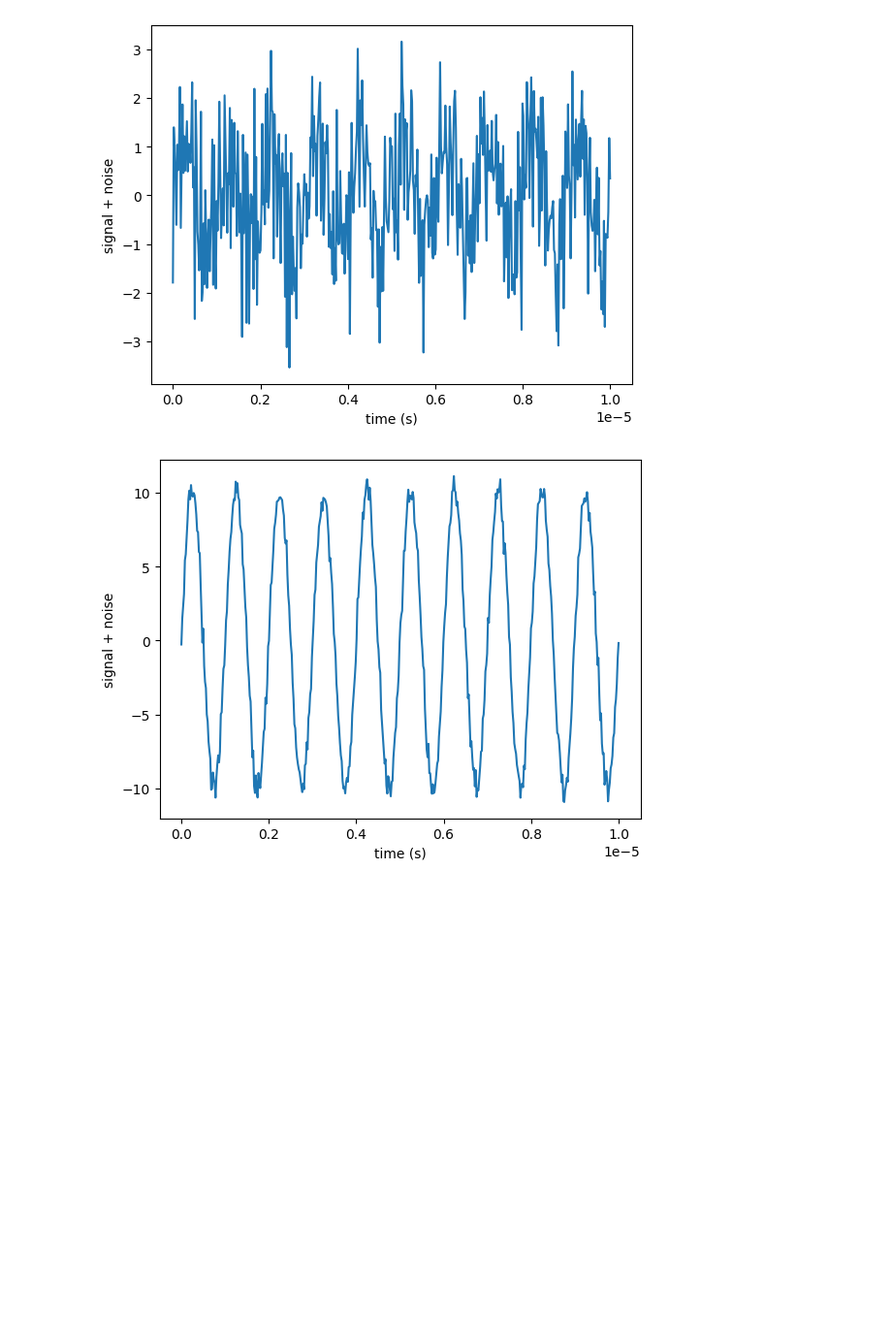
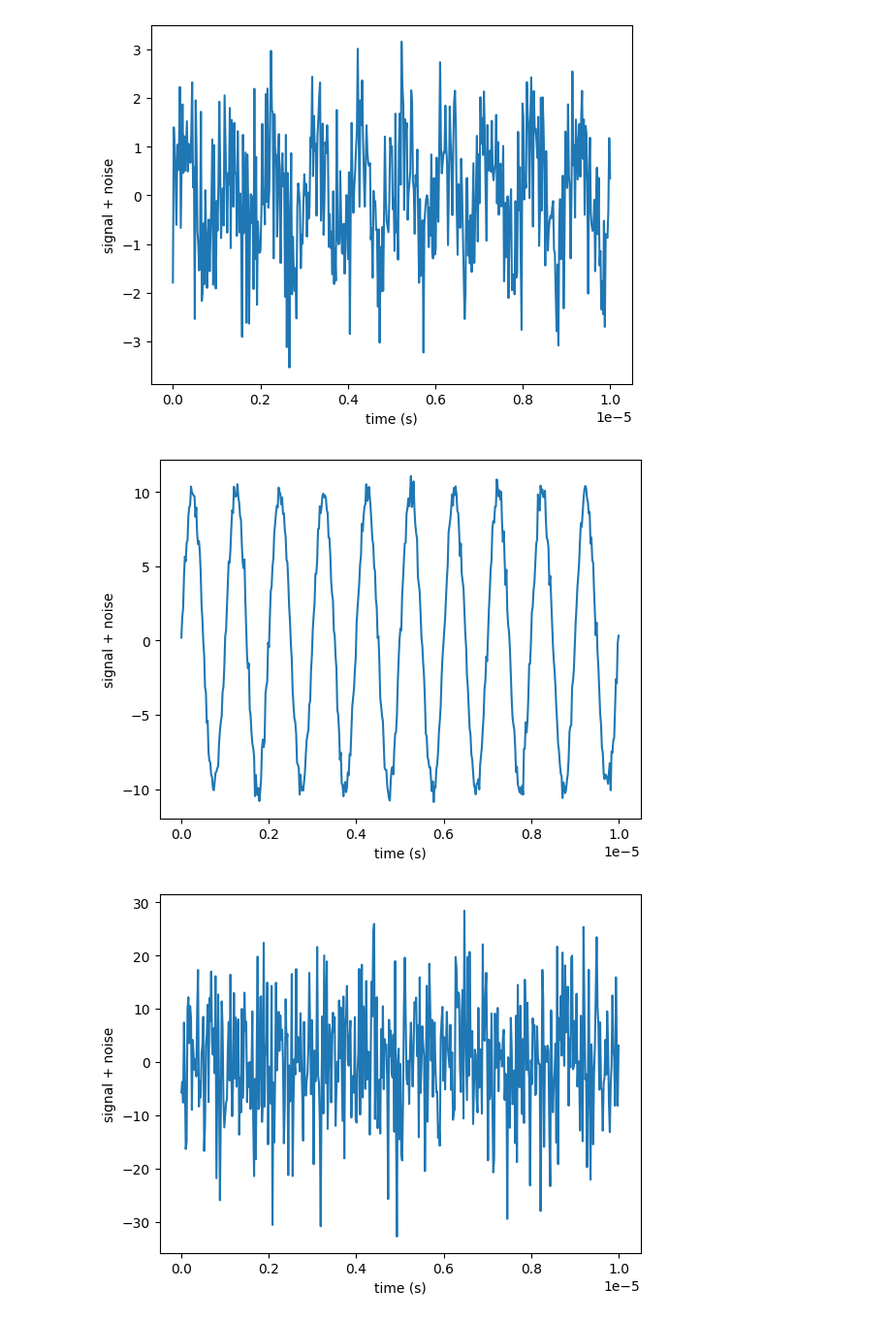
Before and after one commit to Sandermi99/MEDT4165, a Jupyter notebook: Exercise1_SPUltrasound.ipynb, the cells around one changed output. Shown at 97% size. Cells and saved outputs as stored; diff of their text form; code cells hidden in the pictures; blank space fills up the shorter version.

```diff
--- a/Exercise1_SPUltrasound.ipynb
+++ b/Exercise1_SPUltrasound.ipynb
@@ -46,15 +46,25 @@ plt.show()
 # %%
 #Scenarios with either noise dominace or signal dominance
 #a high SNR
 sig_amp_high = 10
 noise_amp_low = 0.5
 n_scen_a = np.random.normal(0, noise_amp_low, N)
 
 y_dominant = sig_amp_high*y + n_scen_a
 plt.xlabel("time (s)")
 plt.ylabel("signal + noise")
 plt.plot(t, y_dominant)
 plt.show()
+
 #b low SNR
+sig_amp_low = 1
+noise_amp_high = 10
+n_scen_b = np.random.normal(0, noise_amp_high, N)
+y_notdominant = sig_amp_low*y + n_scen_b
+plt.xlabel("time (s)")
+plt.ylabel("signal + noise")
+plt.plot(t, n_scen_b)
+plt.show()
 # %% [output]
-[figure, old version]
+[figure, new version]
+[figure, added]
```
